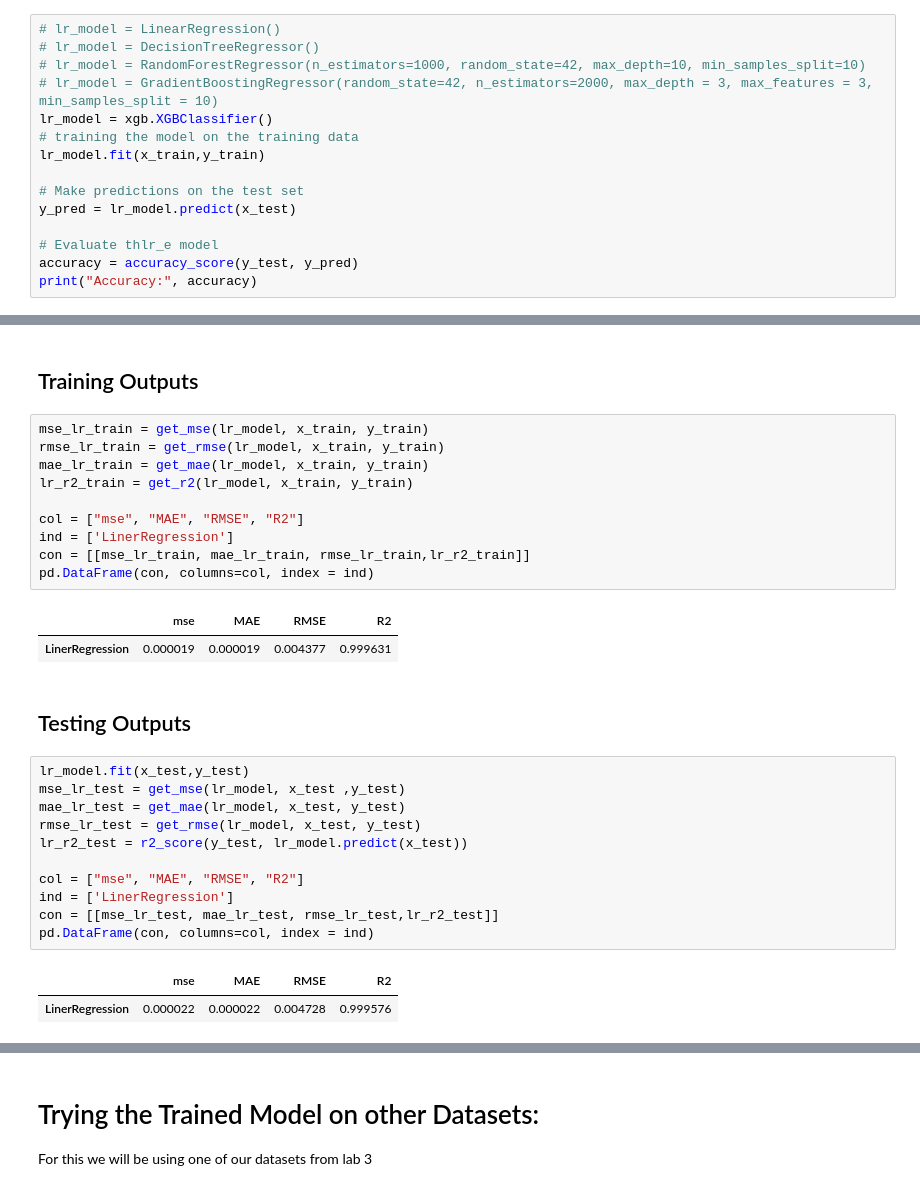
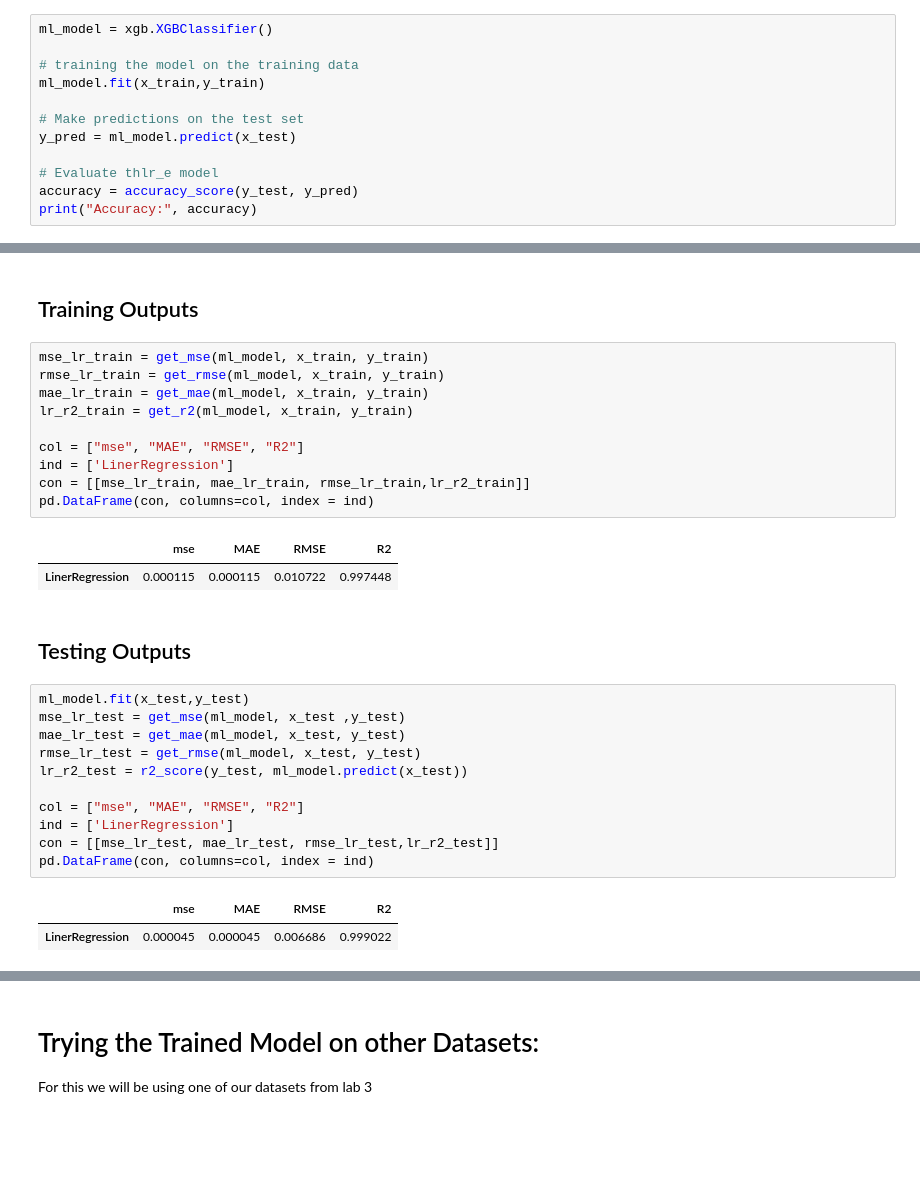
Before and after one commit to Joas329/QRS-Complex-Dection-Algoirthm, a Jupyter notebook: main.ipynb, the cells around one changed output, grey strips where cells are left out. Cells and saved outputs as stored; diff of their text form; blank space fills up the shorter version.

```diff
--- a/main.ipynb
+++ b/main.ipynb
@@ -249,14 +244,11 @@ print(x_train.shape, y_train.shape, x_test.shape, y_test.shape)
 # %%
-# lr_model = LinearRegression()
-# lr_model = DecisionTreeRegressor()
-# lr_model = RandomForestRegressor(n_estimators=1000, random_state=42, max_depth=10, min_samples_split=10)
-# lr_model = GradientBoostingRegressor(random_state=42, n_estimators=2000, max_depth = 3, max_features = 3, min_samples_split = 10)
-lr_model = xgb.XGBClassifier()
+ml_model = xgb.XGBClassifier()
+
 # training the model on the training data
-lr_model.fit(x_train,y_train)
+ml_model.fit(x_train,y_train)
 
 # Make predictions on the test set
-y_pred = lr_model.predict(x_test)
+y_pred = ml_model.predict(x_test)
 
 # Evaluate thlr_e model
 accuracy = accuracy_score(y_test, y_pred)
@@ -294,26 +286,26 @@ def get_r2(model, x, y) :
 # %% [markdown]
 ## Training Outputs
 # %%
-mse_lr_train = get_mse(lr_model, x_train, y_train)
-rmse_lr_train = get_rmse(lr_model, x_train, y_train)
-mae_lr_train = get_mae(lr_model, x_train, y_train)
-lr_r2_train = get_r2(lr_model, x_train, y_train)
+mse_lr_train = get_mse(ml_model, x_train, y_train)
+rmse_lr_train = get_rmse(ml_model, x_train, y_train)
+mae_lr_train = get_mae(ml_model, x_train, y_train)
+lr_r2_train = get_r2(ml_model, x_train, y_train)
 
 col = ["mse", "MAE", "RMSE", "R2"]
 ind = ['LinerRegression']
 con = [[mse_lr_train, mae_lr_train, rmse_lr_train,lr_r2_train]]
 pd.DataFrame(con, columns=col, index = ind)
 # %% [output]
 |  | mse | MAE | RMSE | R2 |
-| LinerRegression | 0.000019 | 0.000019 | 0.004377 | 0.999631 |
+| LinerRegression | 0.000115 | 0.000115 | 0.010722 | 0.997448 |
 # %% [markdown]
 ## Testing Outputs
 # %%
-lr_model.fit(x_test,y_test)
-mse_lr_test = get_mse(lr_model, x_test ,y_test)
-mae_lr_test = get_mae(lr_model, x_test, y_test)
-rmse_lr_test = get_rmse(lr_model, x_test, y_test)
-lr_r2_test = r2_score(y_test, lr_model.predict(x_test))
+ml_model.fit(x_test,y_test)
+mse_lr_test = get_mse(ml_model, x_test ,y_test)
+mae_lr_test = get_mae(ml_model, x_test, y_test)
+rmse_lr_test = get_rmse(ml_model, x_test, y_test)
+lr_r2_test = r2_score(y_test, ml_model.predict(x_test))
 
 col = ["mse", "MAE", "RMSE", "R2"]
 ind = ['LinerRegression']
@@ -321,7 +313,7 @@ con = [[mse_lr_test, mae_lr_test, rmse_lr_test,lr_r2_test]]
 pd.DataFrame(con, columns=col, index = ind)
 # %% [output]
 |  | mse | MAE | RMSE | R2 |
-| LinerRegression | 0.000022 | 0.000022 | 0.004728 | 0.999576 |
+| LinerRegression | 0.000045 | 0.000045 | 0.006686 | 0.999022 |
 # %%
 def plot_scatter(model) :
     y_pred = model.predict(x_test)
```
Also changed, not shown: parts of 7 cells of this notebook.
